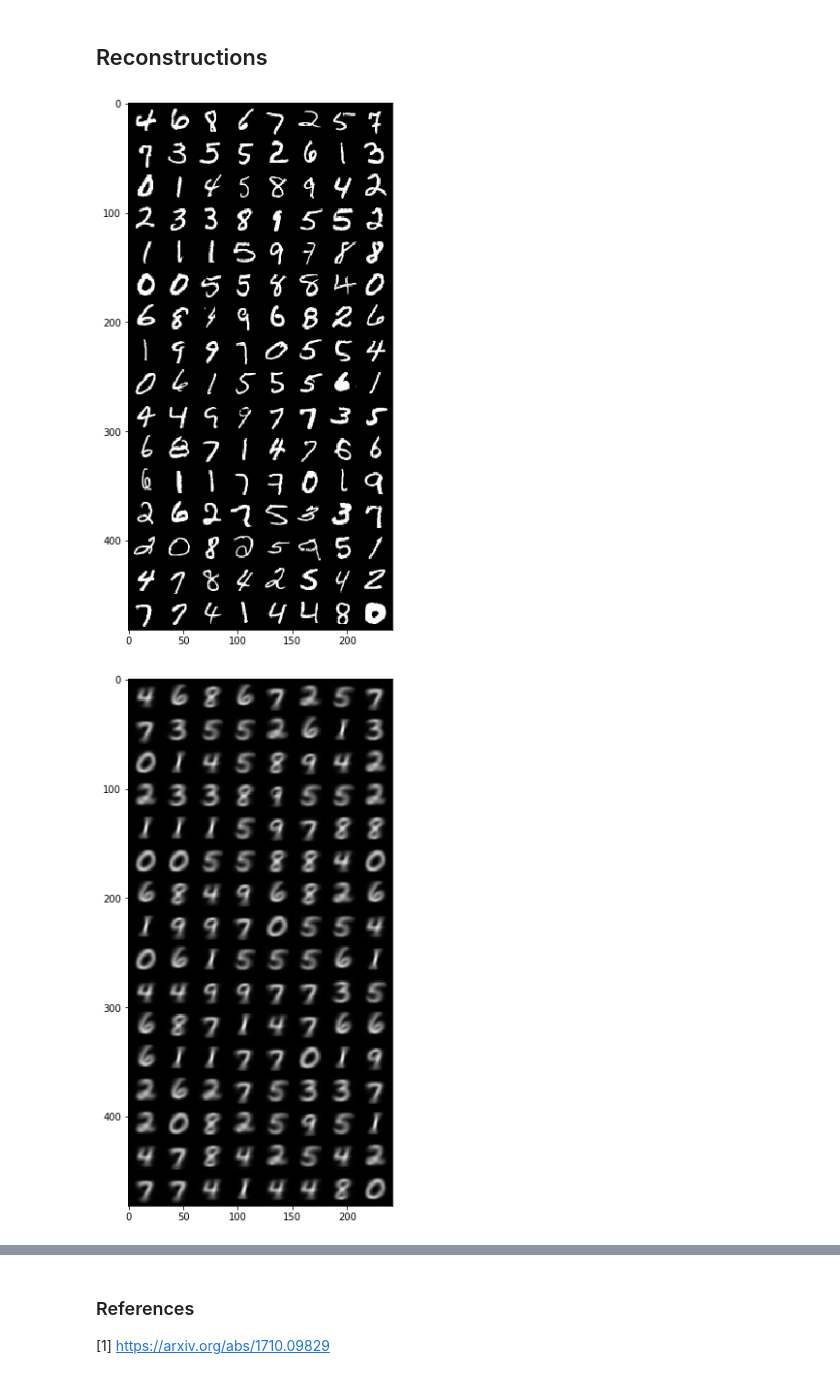
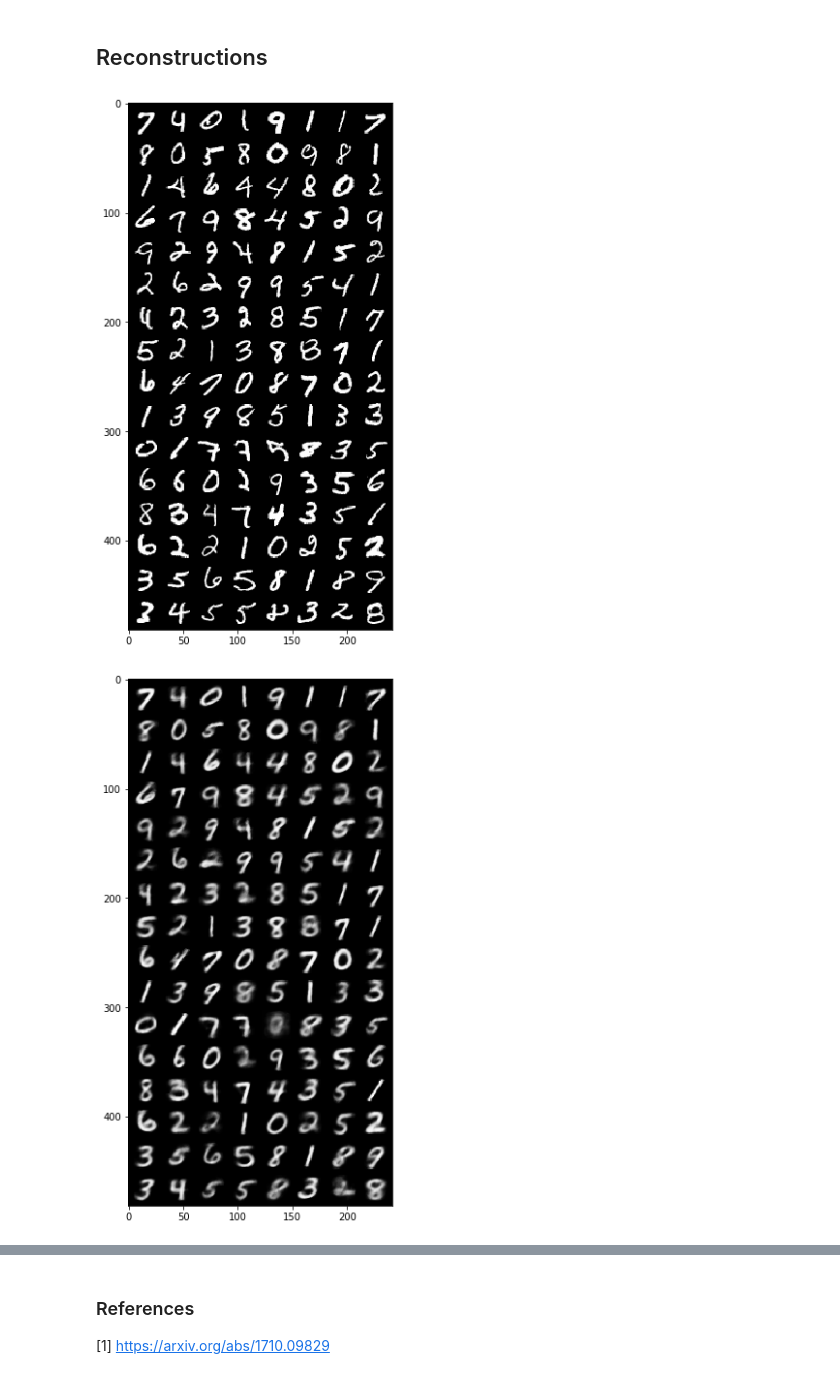
Before and after one commit to KellerJordan/CapsNet-Adversarial, a Jupyter notebook: Train-CapsuleNetwork.ipynb, the cells around one changed output, grey strips where cells are left out. Cells and saved outputs as stored; diff of their text form; code cells hidden in the pictures.

```diff
--- a/Train-CapsuleNetwork.ipynb
+++ b/Train-CapsuleNetwork.ipynb
@@ -77,8 +77,19 @@ base_trainer.run(epochs=1)
 # CapsNet described in [1]
 # %%
 net = CapsuleNetwork().cuda()
-decoder = CapsuleDecoder(reconstruction=True).cuda()
-caps_model = nn.Sequential(net, decoder)
+decoder = CapsuleDecoder(reconstruction=True, mask_incorrect=True).cuda()
+class CapsModel(nn.Module):
+    def __init__(self, net, decoder):
+        super().__init__()
+        self.net = net
+        self.decoder = decoder
+
+    def forward(self, x, y=None):
+        d_caps = self.net(x)
+        probs, reconstructions = self.decoder(d_caps, y)
+        return probs, reconstructions
+caps_model = CapsModel(net, decoder)
+
 print(count_params(net))
 print(count_params(caps_model))
 
@@ -115,9 +130,9 @@ caps_trainer.save_checkpoint('trained_capsnet.pth.tar')
 # %% [markdown]
 ## Reconstructions
 # %%
-probs, batch_hat = caps_model(batch_var)
+probs, batch_hat = caps_model(batch_var, Variable(one_hotify(labels).cuda()))
 plot_batch(batch)
 plot_batch(batch_hat.data) # am I messing up the input to the reconstruction network somehow? each class is the same
 # %% [output]
-[figure, old version]
+[figure, new version]
-[figure, old version]
+[figure, new version]
```
Also changed, not shown: parts of 11 cells of this notebook, 3 other files.
